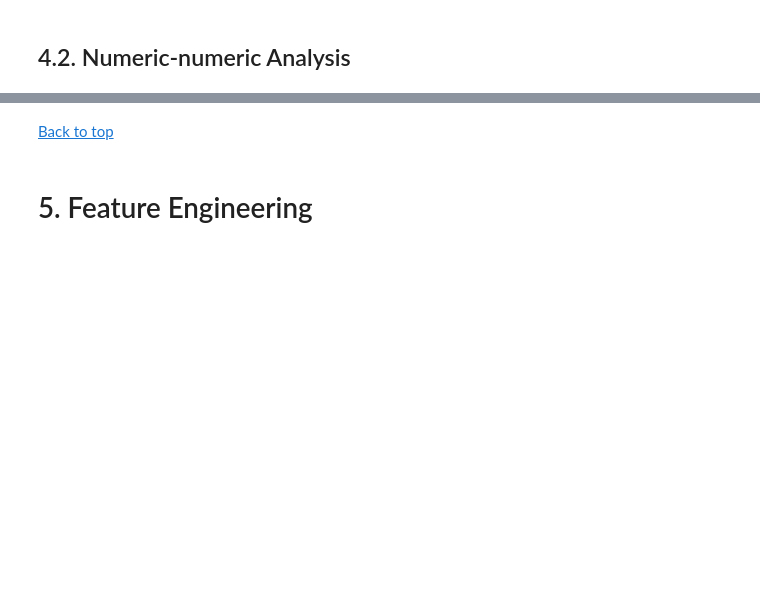
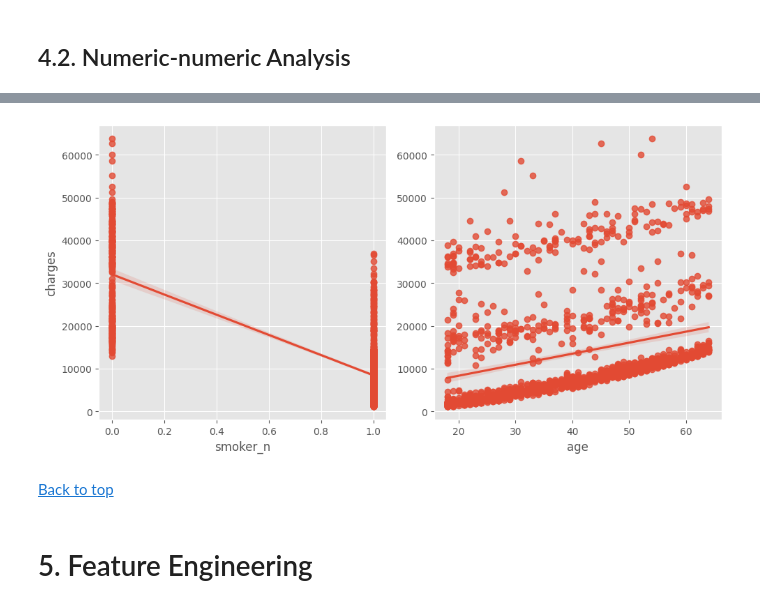
Before and after one commit to allankruger/linear-regression, a Jupyter notebook: src/explore.ipynb, the cells around one changed output, grey strips where cells are left out. Cells and saved outputs as stored; diff of their text form; code cells hidden in the pictures; blank space fills up the shorter version.

```diff
--- a/src/explore.ipynb
+++ b/src/explore.ipynb
@@ -274,3 +335,13 @@ There is 133 outliers in the charges column which represent about 10% of the rec
+# %%
+fig, axes = plt.subplots(figsize=(10, 5), ncols=2)
+
+sns.regplot(ax=axes[0], data=data, x="smoker_n", y="charges")
+sns.regplot(ax=axes[1], data=data, x="age", y="charges").set(ylabel=None)
+
+plt.tight_layout()
+plt.show()
+# %% [output]
+[figure, added]
 # %% [markdown]
 [Back to top](#table_of_contents)
 # %% [markdown]
```
Also changed, not shown: parts of 35 cells of this notebook.
